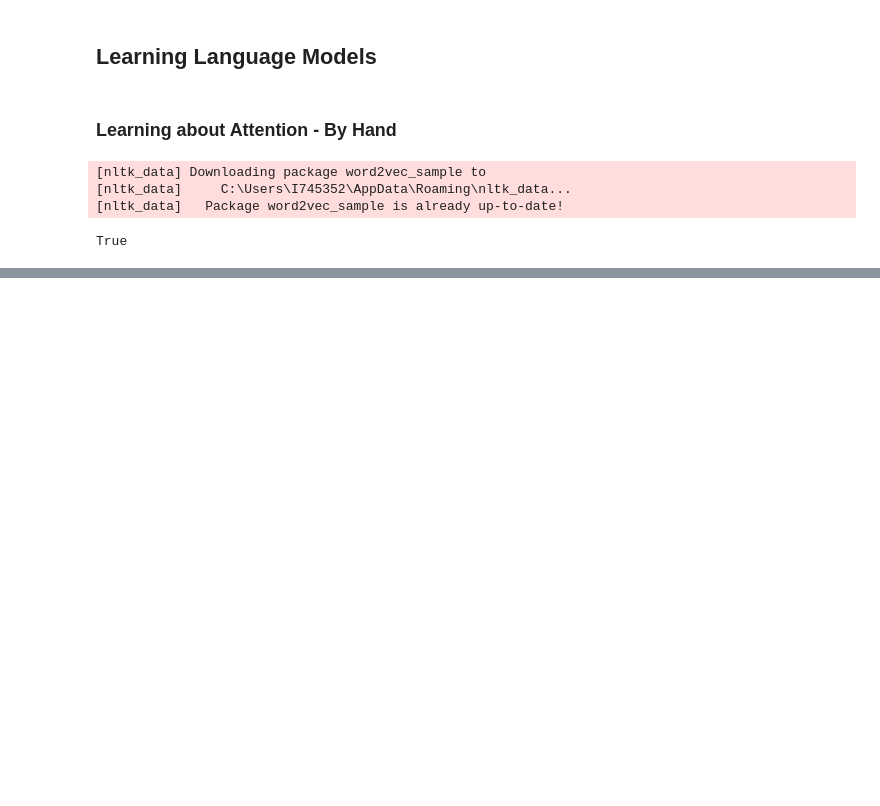
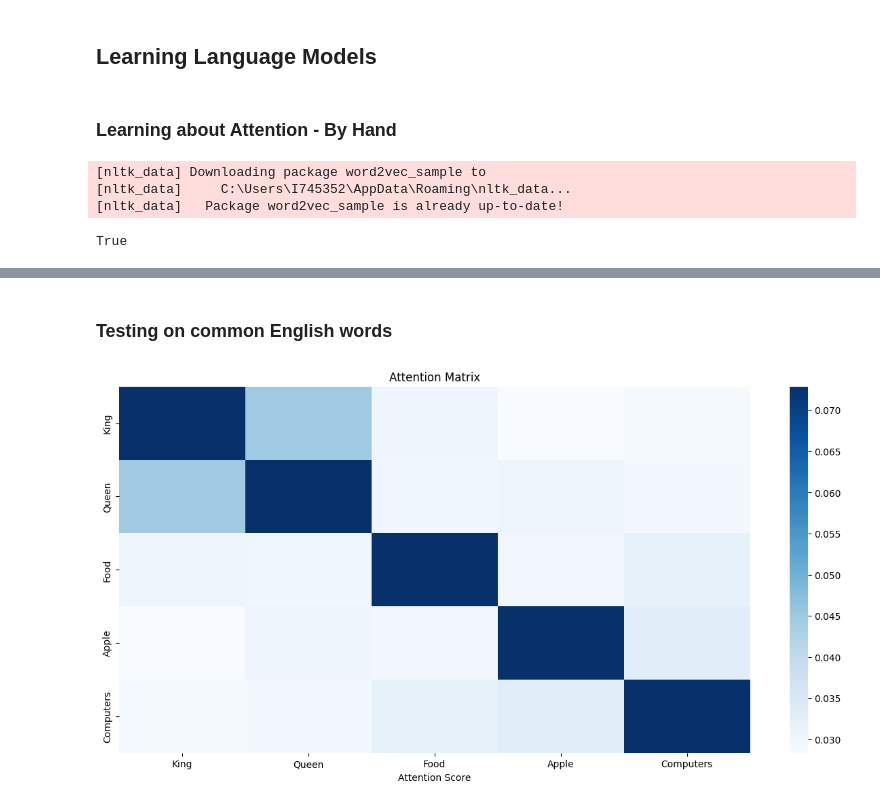
Before and after one commit to GeoNarz-SAP/Learning-about-Language-Models, a Jupyter notebook: Info - Notebook.ipynb, the cells around one changed output, grey strips where cells are left out. Saved outputs shown, nothing was run; the diff lists cells and outputs as text; code cells hidden in the pictures; blank space fills up the shorter version.

```diff
--- a/Info - Notebook.ipynb
+++ b/Info - Notebook.ipynb
@@ -47,0 +73,32 @@ def get_word2vec_embedding(words):
+# %%
+def dot_product_attention(hidden_states, previous_state):
+
+    #[T,d]*[d,N] -> [T,N]
+    scores = previous_state @ hidden_states.T
+    w_n = softmax(scores)
+
+    #[T,N]*[N,d] -> [T,d]
+    c_t = w_n @ hidden_states
+
+    return w_n, c_t
+# %%
+def plot_attention_weight_matrix(weight_matrix, x_ticks, y_ticks):
+    """
+    Function that takes in a weight matrix and plots it with custom axis ticks
+    """
+    plt.figure(figsize=(15,7))
+    ax = sns.heatmap(weight_matrix, cmap="Blues")
+    plt.xticks(np.arange(weight_matrix.shape[1])+0.5, x_ticks)
+    plt.yticks(np.arange(weight_matrix.shape[0])+0.5, y_ticks)
+    plt.title("Attention Matrix")
+    plt.xlabel("Attention Score")
+    plt.show()
+# %% [markdown]
+### Testing on common English words
+# %%
+words = ["King", "Queen", "Royalty", "Food", "Apple", "Pears", "Computers"]
+word_embeddings, words = get_word2vec_embedding(words)
+weights, _ = dot_product_attention(word_embeddings, word_embeddings)
+plot_attention_weight_matrix(weights, words, words)
+# %% [output]
+[figure, added]
```
Also changed, not shown: parts of 1 cell of this notebook.
